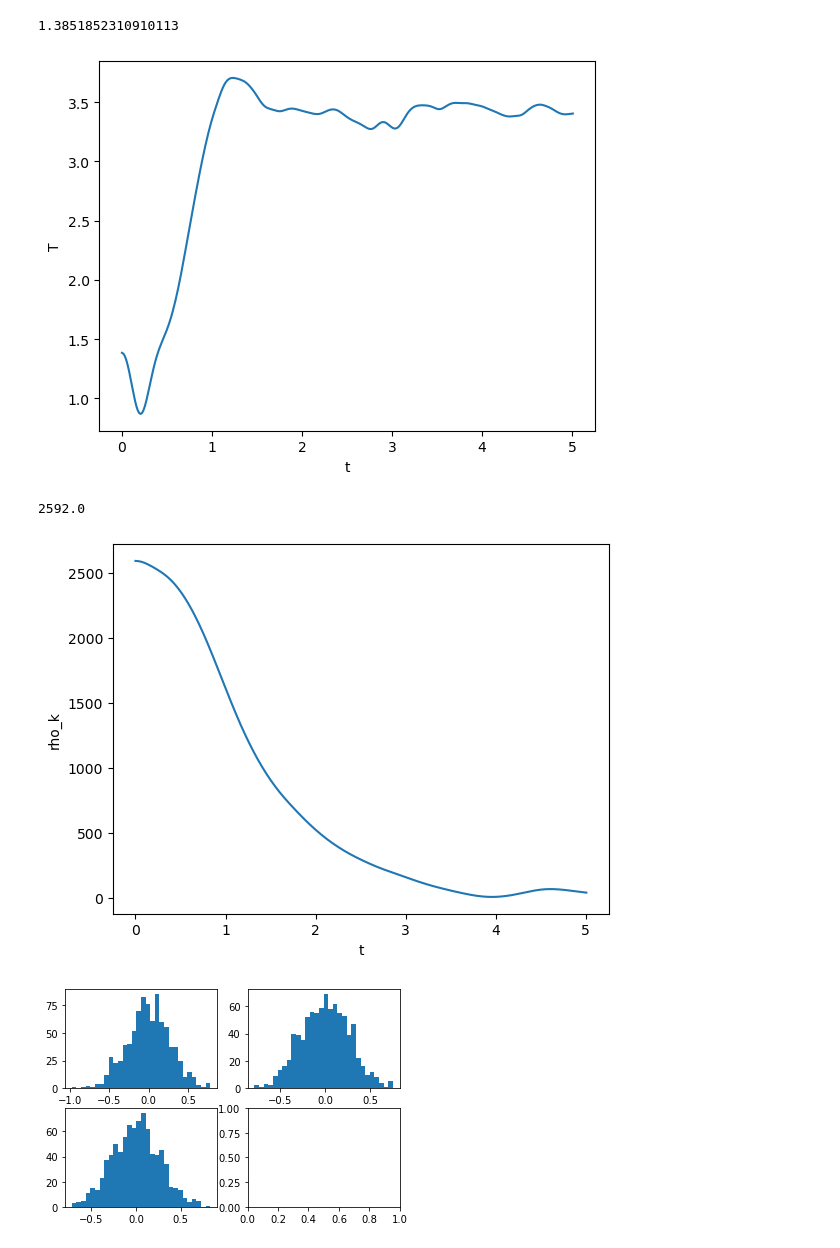
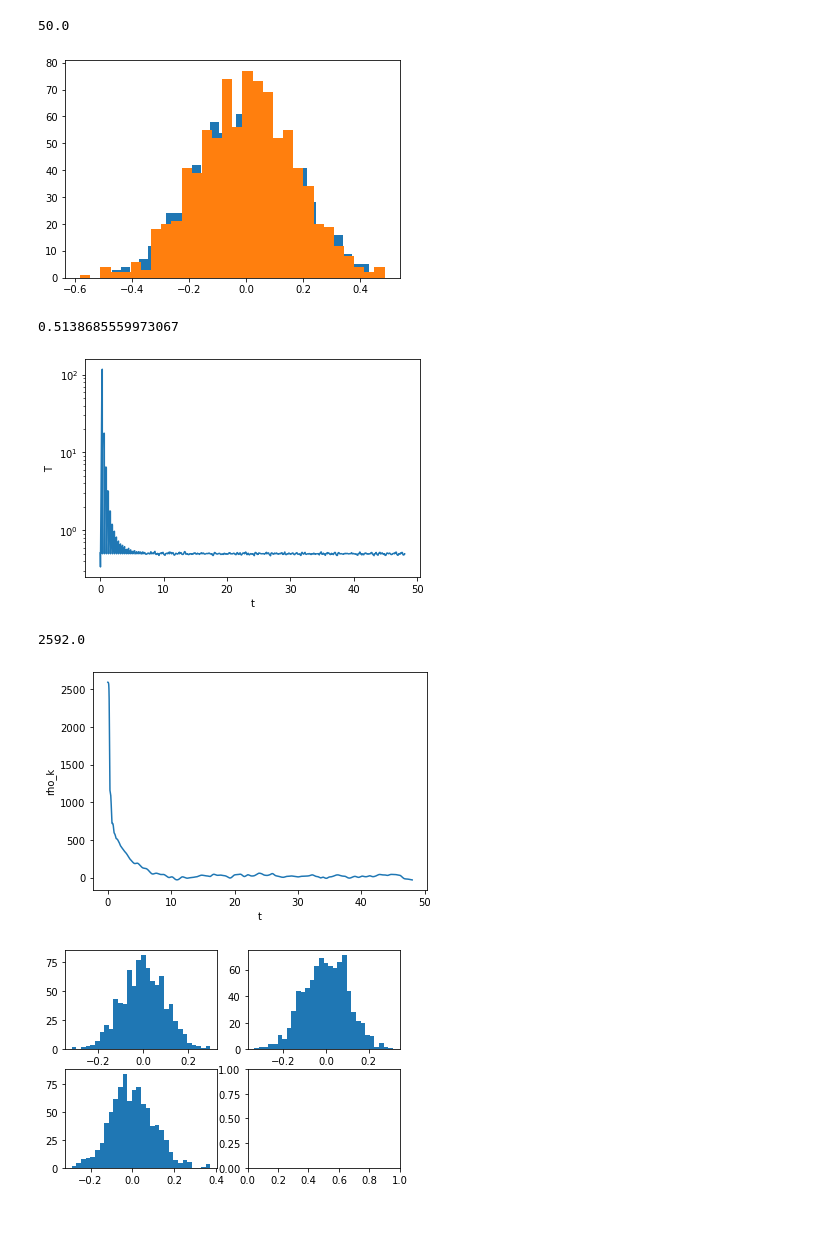
Before and after one commit to larstors/MCP, a Jupyter notebook: proj3/why.ipynb, the cells around one changed output. Saved outputs shown, nothing was run; the diff lists cells and outputs as text; code cells hidden in the pictures; blank space fills up the shorter version.

```diff
--- a/proj3/why.ipynb
+++ b/proj3/why.ipynb
@@ -47,12 +47,12 @@ def melting(pos, a):
 
 @njit(fastmath=True)
 def dLJ(d):
-    return 48 * (d**(-13) -  0.5 * d**(-7))
+    return 48 * (d**(-14) -  0.5 * d**(-8))
 
 @njit(fastmath=True)
 def force(pos, L, check=0):
     f = np.zeros(3*N)
-    g = np.zeros(N*(N-1))
+    g = np.zeros(50)
     p = 0
     if check == 0:
         for i in range(N):
@@ -66,12 +66,17 @@ def force(pos, L, check=0):
                         r[k] = pos[3*j +k] + L
                     elif pos[3*i+k] - pos[3*j+k] < -L/2:
                         r[k] = pos[3*j +k] - L
+
                 d = np.linalg.norm(pos[3*i:3*i+3] - r)
+
                 if (d < 2.5):
-                    g[p] = d
-                    p+=1
-                    f[3*i:3*i+3] += dLJ(d) * (pos[3*i:3*i+3] - r)/d
-                    f[3*j:3*j+3] -= dLJ(d) * (pos[3*i:3*i+3] - r)/d
+                    for p in range(50):
+                        if d > p*0.05 and d <= (p+1)*0.05:
+                            g[p] +=1
+                            break
+
+                    f[3*i:3*i+3] += dLJ(d) * (pos[3*i:3*i+3] - r)
+                    f[3*j:3*j+3] -= dLJ(d) * (pos[3*i:3*i+3] - r)
     # elif check != 0:
     #     for i in range(N):
     #         for j in array[i]:
@@ -121,7 +126,7 @@ def temp(vel):
         t+=np.linalg.norm(vel[3*i:3*i+3])**2
     return mass * t / (3 * N)
 
-def vverlet(T, rho, tmax, h, tburn, check=0, l=16):
+def vverlet(T, rho, tmax, h, tburn, check=0, l=16, ad=1):
     init = initialisation(T=T, rho=rho)
     pos1 = init[0]
     #pos2 = pos1
@@ -134,11 +139,14 @@ def vverlet(T, rho, tmax, h, tburn, check=0, l=16):
     Temp = []
     time = []
     melt = []
-    g = []
+    g = np.zeros(50)
     Temp.append(temp(v1))
     time.append(0)
     melt.append(melting(pos1, a))
     t = 0
+    c = 0
+
+    iterations = 0
     while t <= tmax:
         t+=h
 
@@ -154,13 +162,23 @@ def vverlet(T, rho, tmax, h, tburn, check=0, l=16):
 
         p = F[1]
 
+        if ad == 1 and c > 0 and c%20==0:
+            v1 *= np.sqrt(T/temp(v1))
 
         print(t)
         Temp.append(temp(v1))
         time.append(t)
         melt.append(melting(pos1, a))
-        g.append(p[p>0])
+        if t > tburn:
+            iterations+=1
+            g += p
+
+        c+=1
+
+    for i in range(50):
+        g[i] /= iterations * 4*np.pi*0.05*((i+1)*0.05)**2*rho
+
     return v1, time, Temp, melt, g
 # %%
-v = vverlet(1.38, 0.55, 5, 0.016, 0)
+v = vverlet(0.5, 1.2, 48, 0.016, 10)
 # %% [output]
@@ -184,13 +211,28 @@ v = vverlet(1.38, 0.55, 5, 0.016, 0)
+# %%
+print(2.5/0.05)
+# %% [output]
+50.0
+# %%
+init_v = initialisation(1.38, 0.55)[1]
+cinit = np.genfromtxt("test.txt", delimiter=" ").flatten()
+
+plt.hist(cinit[::3], bins=30)
+plt.hist(init_v[::3], bins=30)
+
+plt.show()
+# %% [output]
+[figure, added]
 # %%
 print(v[2][0])
 
 plt.plot(v[1], v[2])
+plt.yscale("log")
 plt.xlabel("t")
 plt.ylabel("T")
 plt.show()
 # %% [output]
-1.3851852310910113
+0.5138685559973067
-[figure, old version]
+[figure, new version]
 # %%
 print(v[3][0])
 
@@ -200,7 +242,7 @@ plt.ylabel("rho_k")
 plt.show()
 # %% [output]
 2592.0
-[figure, old version]
+[figure, new version]
 # %%
 
 f, ax = plt.subplots(nrows=2, ncols=2)
@@ -210,7 +252,7 @@ ax[1, 0].hist(v[0][1::3], bins=30)
 ax[0, 1].hist(v[0][2::3], bins=30)
 plt.show()
 # %% [output]
-[figure, old version]
+[figure, new version]
 # %%
 vel = np.genfromtxt("vel_dist_a.txt", delimiter=" ")
 vel = vel.flatten()
```
Also changed, not shown: parts of 8 cells of this notebook, 4 other files.
